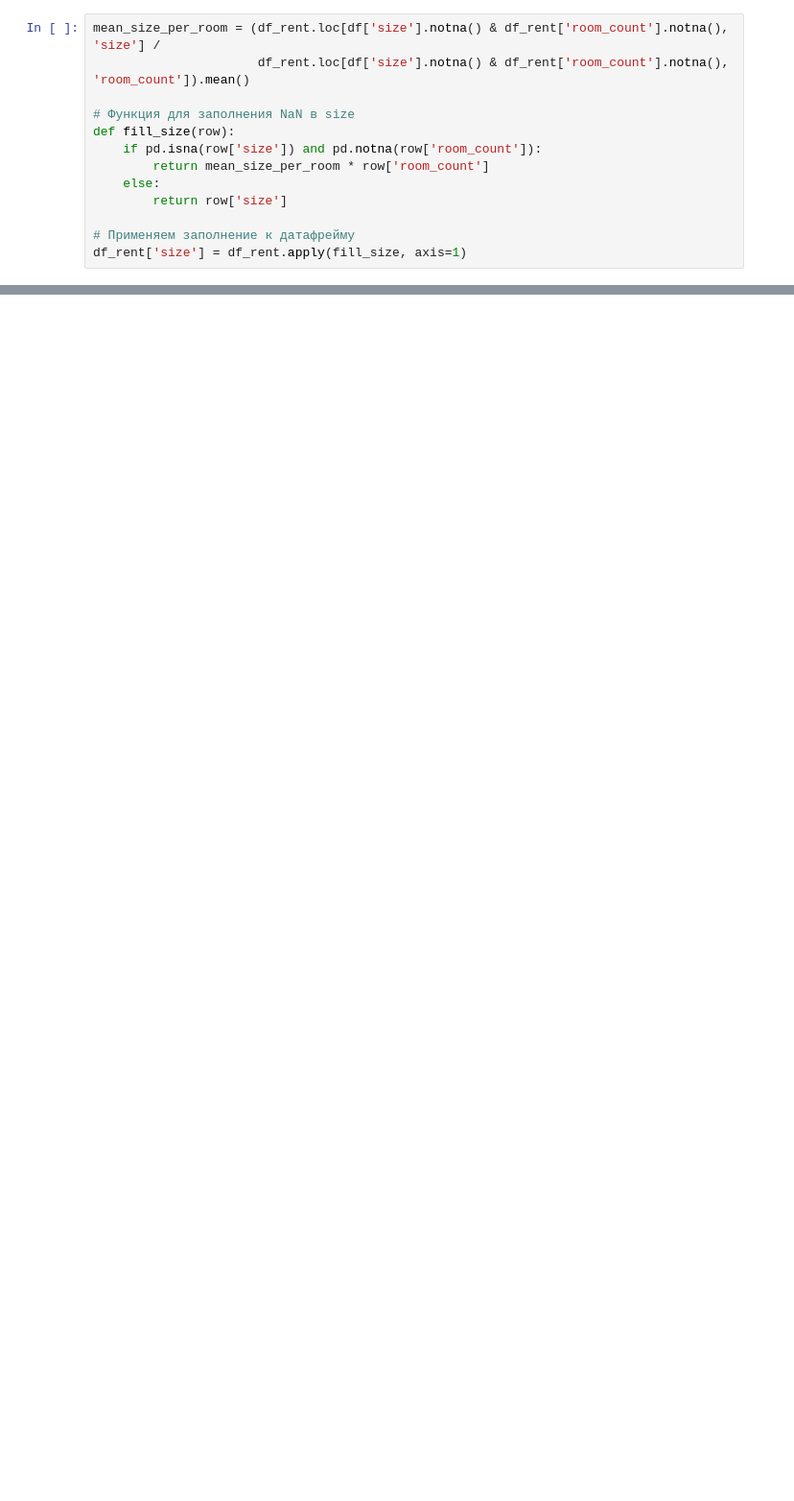
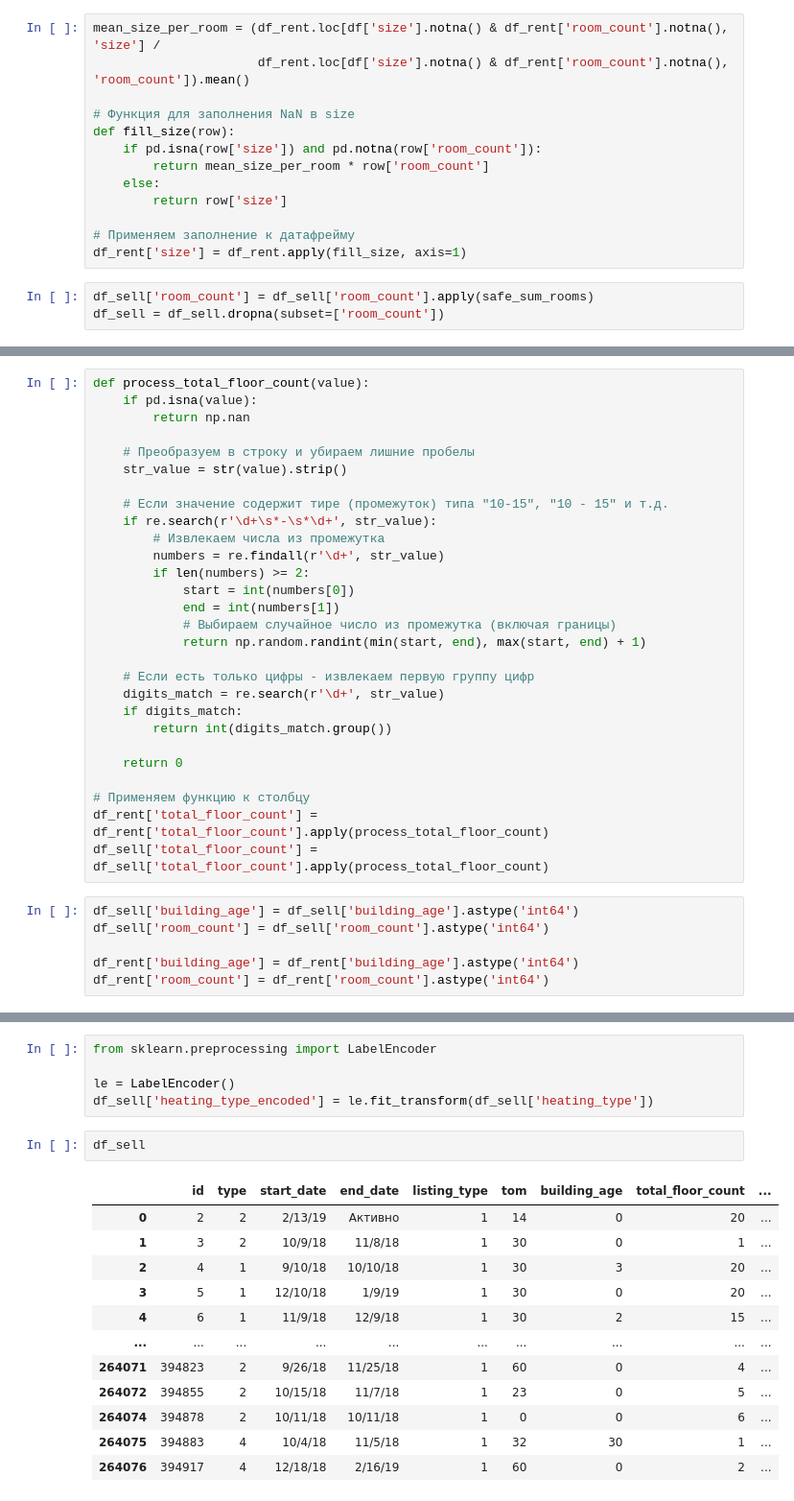
Before and after one commit to Rev1ze/team_build, a Jupyter notebook: team_proj 4kurs.ipynb, the cells around one changed output, grey strips where cells are left out. Shown: that part at 96% size. Cells and saved outputs as stored; diff of their text form; blank space fills up the shorter version.

```diff
--- a/team_proj 4kurs.ipynb
+++ b/team_proj 4kurs.ipynb
@@ -783,3 +805,6 @@ def fill_size(row):
 
 # Применяем заполнение к датафрейму
 df_rent['size'] = df_rent.apply(fill_size, axis=1)
+# %%
+df_sell['room_count'] = df_sell['room_count'].apply(safe_sum_rooms)
+df_sell = df_sell.dropna(subset=['room_count'])
@@ -854,0 +936,34 @@ df_rent[df_rent['price'] < 0]
+# %%
+def process_total_floor_count(value):
+    if pd.isna(value):
+        return np.nan
+
+    # Преобразуем в строку и убираем лишние пробелы
+    str_value = str(value).strip()
+
+    # Если значение содержит тире (промежуток) типа "10-15", "10 - 15" и т.д.
+    if re.search(r'\d+\s*-\s*\d+', str_value):
+        # Извлекаем числа из промежутка
+        numbers = re.findall(r'\d+', str_value)
+        if len(numbers) >= 2:
+            start = int(numbers[0])
+            end = int(numbers[1])
+            # Выбираем случайное число из промежутка (включая границы)
+            return np.random.randint(min(start, end), max(start, end) + 1)
+
+    # Если есть только цифры - извлекаем первую группу цифр
+    digits_match = re.search(r'\d+', str_value)
+    if digits_match:
+        return int(digits_match.group())
+
+    return 0
+
+# Применяем функцию к столбцу
+df_rent['total_floor_count'] = df_rent['total_floor_count'].apply(process_total_floor_count)
+df_sell['total_floor_count'] = df_sell['total_floor_count'].apply(process_total_floor_count)
+# %%
+df_sell['building_age'] = df_sell['building_age'].astype('int64')
+df_sell['room_count'] = df_sell['room_count'].astype('int64')
+
+df_rent['building_age'] = df_rent['building_age'].astype('int64')
+df_rent['room_count'] = df_rent['room_count'].astype('int64')
@@ -854,0 +1017,20 @@ df_rent[df_rent['price'] < 0]
+# %%
+from sklearn.preprocessing import LabelEncoder
+
+le = LabelEncoder()
+df_sell['heating_type_encoded'] = le.fit_transform(df_sell['heating_type'])
+# %%
+df_sell
+# %% [output]
+|  | id | type | start_date | end_date | listing_type | tom | building_age | total_floor_count | ... |
+| 0 | 2 | 2 | 2/13/19 | Активно | 1 | 14 | 0 | 20 | ... |
+| 1 | 3 | 2 | 10/9/18 | 11/8/18 | 1 | 30 | 0 | 1 | ... |
+| 2 | 4 | 1 | 9/10/18 | 10/10/18 | 1 | 30 | 3 | 20 | ... |
+| 3 | 5 | 1 | 12/10/18 | 1/9/19 | 1 | 30 | 0 | 20 | ... |
+| 4 | 6 | 1 | 11/9/18 | 12/9/18 | 1 | 30 | 2 | 15 | ... |
+| ... | ... | ... | ... | ... | ... | ... | ... | ... | ... |
+| 264071 | 394823 | 2 | 9/26/18 | 11/25/18 | 1 | 60 | 0 | 4 | ... |
+| 264072 | 394855 | 2 | 10/15/18 | 11/7/18 | 1 | 23 | 0 | 5 | ... |
+| 264074 | 394878 | 2 | 10/11/18 | 10/11/18 | 1 | 0 | 0 | 6 | ... |
+| 264075 | 394883 | 4 | 10/4/18 | 11/5/18 | 1 | 32 | 30 | 1 | ... |
+| 264076 | 394917 | 4 | 12/18/18 | 2/16/19 | 1 | 60 | 0 | 2 | ... |
```
Also changed, not shown: parts of 51 cells of this notebook.
